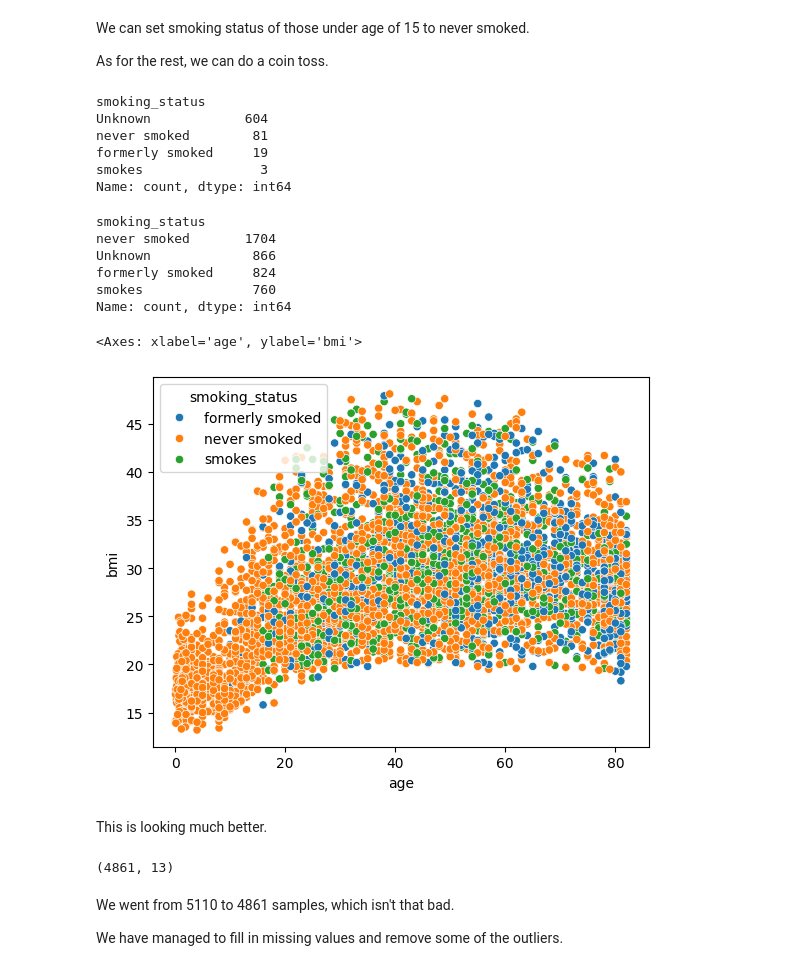
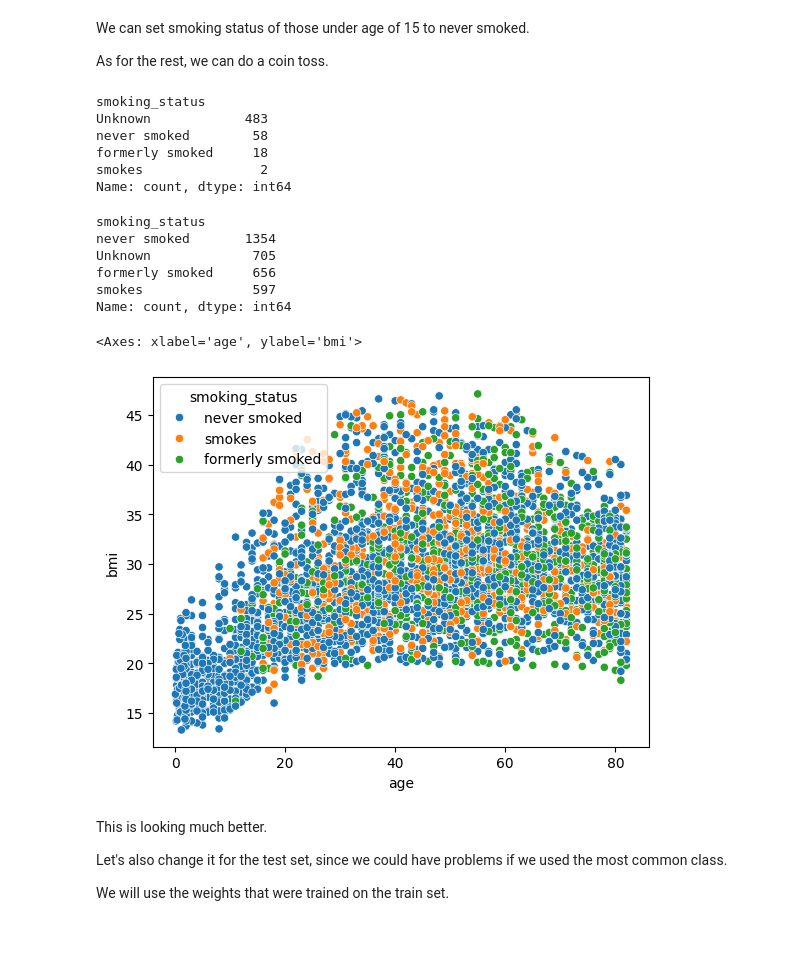
Before and after one commit to Yes-and/ml1-semestral-project, a Jupyter notebook: exploratory_data_analysis.ipynb, the cells around one changed output. Cells and saved outputs as stored; diff of their text form; code cells hidden in the pictures; blank space fills up the shorter version.

```diff
--- a/exploratory_data_analysis.ipynb
+++ b/exploratory_data_analysis.ipynb
@@ -557,13 +608,13 @@ outlier
 Name: count, dtype: int64
 # %%
-df = df.loc[X["outlier"]!=-1].copy()
+train_set = train_set.loc[X["outlier"]!=-1].copy()
 # %% [markdown]
 Let's repeat it.
 # %%
-df_copy = df.copy()
-avg_bmi_by_age_bin = df_copy.groupby("age_bin")["bmi"].aggregate(np.mean).to_dict()
-q001_bmi_by_age_bin = df_copy.groupby("age_bin")["bmi"].aggregate(lambda x: np.quantile(x, 0.01)).to_dict()
-q099_bmi_by_age_bin = df_copy.groupby("age_bin")["bmi"].aggregate(lambda x: np.quantile(x, 0.99)).to_dict()
+train_set_copy = train_set.copy()
+avg_bmi_by_age_bin = train_set_copy.groupby("age_bin")["bmi"].aggregate(np.mean).to_dict()
+q001_bmi_by_age_bin = train_set_copy.groupby("age_bin")["bmi"].aggregate(lambda x: np.quantile(x, 0.01)).to_dict()
+q099_bmi_by_age_bin = train_set_copy.groupby("age_bin")["bmi"].aggregate(lambda x: np.quantile(x, 0.99)).to_dict()
 # %%
 sns.scatterplot(
     x="age",
@@ -587,9 +638,9 @@ plt.show()
 # %% [markdown]
 We will remove the values below the lower bound (because there is more naturally more variance in overweight bmi than in underweight bmi.)
 # %%
-print("Nrows before:", df.shape[0])
-df = df_copy.loc[
-    df_copy["bmi"] > df_copy["age_bin"].map(q001_bmi_by_age_bin)
+print("Nrows before:", train_set.shape[0])
+train_set = train_set_copy.loc[
+    train_set_copy["bmi"] > train_set_copy["age_bin"].map(q001_bmi_by_age_bin)
 ].copy()
-print("Nrows after:", df.shape[0])
+print("Nrows after:", train_set.shape[0])
 # %% [output]
@@ -636,54 +687,50 @@ We can set smoking status of those under age of 15 to never smoked.
 
 As for the rest, we can do a coin toss.
 # %%
-df.loc[df["age"]<=15]["smoking_status"].value_counts()
+train_set.loc[train_set["age"]<=15]["smoking_status"].value_counts()
 # %% [output]
 smoking_status
-Unknown            604
-never smoked        81
-formerly smoked     19
-smokes               3
+Unknown            483
+never smoked        58
+formerly smoked     18
+smokes               2
 Name: count, dtype: int64
 # %%
-df.loc[df["age"]>15]["smoking_status"].value_counts()
+train_set.loc[train_set["age"]>15]["smoking_status"].value_counts()
 # %% [output]
 smoking_status
-never smoked       1704
-Unknown             866
-formerly smoked     824
-smokes              760
+never smoked       1354
+Unknown             705
+formerly smoked     656
+smokes              597
 Name: count, dtype: int64
 # %%
 import random
 
-for i in list(df.index):
-    smoking_status = df.at[i, "smoking_status"]
-    age = df.at[i, "age"]
+for i in list(train_set.index):
+    smoking_status = train_set.at[i, "smoking_status"]
+    age = train_set.at[i, "age"]
     if smoking_status == "Unknown":
         if age<=15:
-            df.at[i, "smoking_status"] = "never smoked"
+            train_set.at[i, "smoking_status"] = "never smoked"
         else:
-            df.at[i, "smoking_status"] = random.choices(
+            train_set.at[i, "smoking_status"] = random.choices(
         population=["never smoked", "formerly smoked", "smokes"],
         weights=[0.52, 0.25, 0.23]
     )[0]
 # %%
 sns.scatterplot(
     x="age",
     y="bmi",
     hue="smoking_status",
-    data=df
+    data=train_set
 )
 # %% [output]
 <Axes: xlabel='age', ylabel='bmi'>
-[figure, old version]
+[figure, new version]
-# %% [markdown]
-This is looking much better.
-# %%
-df.shape
-# %% [output]
-(4861, 13)
-# %% [markdown]
-We went from 5110 to 4861 samples, which isn't that bad.
-
-We have managed to fill in missing values and remove some of the outliers.
+# %% [markdown]
+This is looking much better.
+
+Let's also change it for the test set, since we could have problems if we used the most common class.
+
+We will use the weights that were trained on the train set.
```
Also changed, not shown: parts of 63 cells of this notebook.
